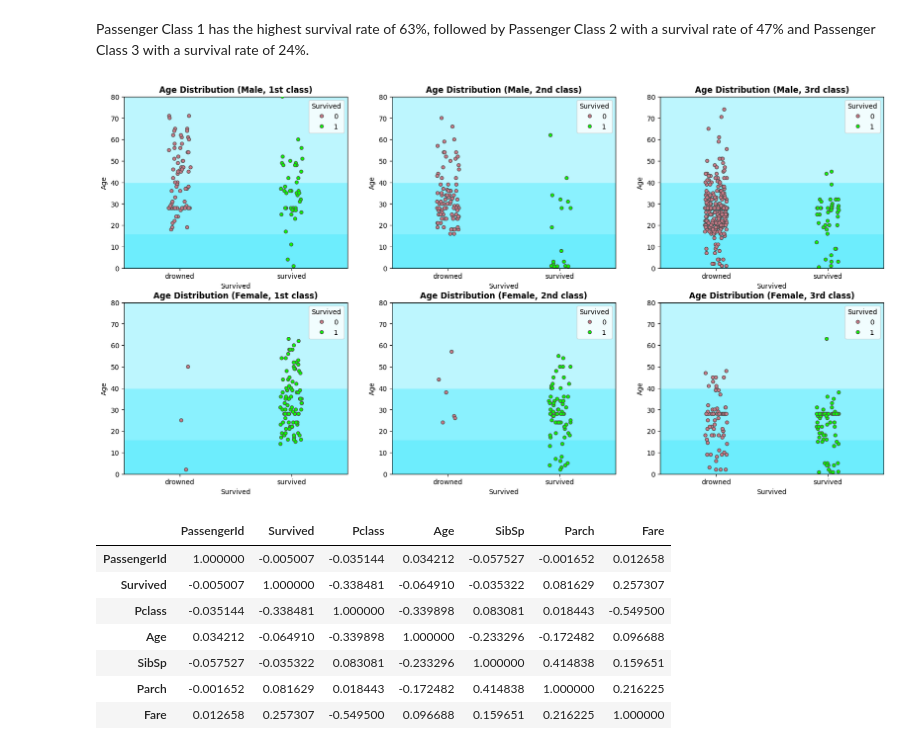
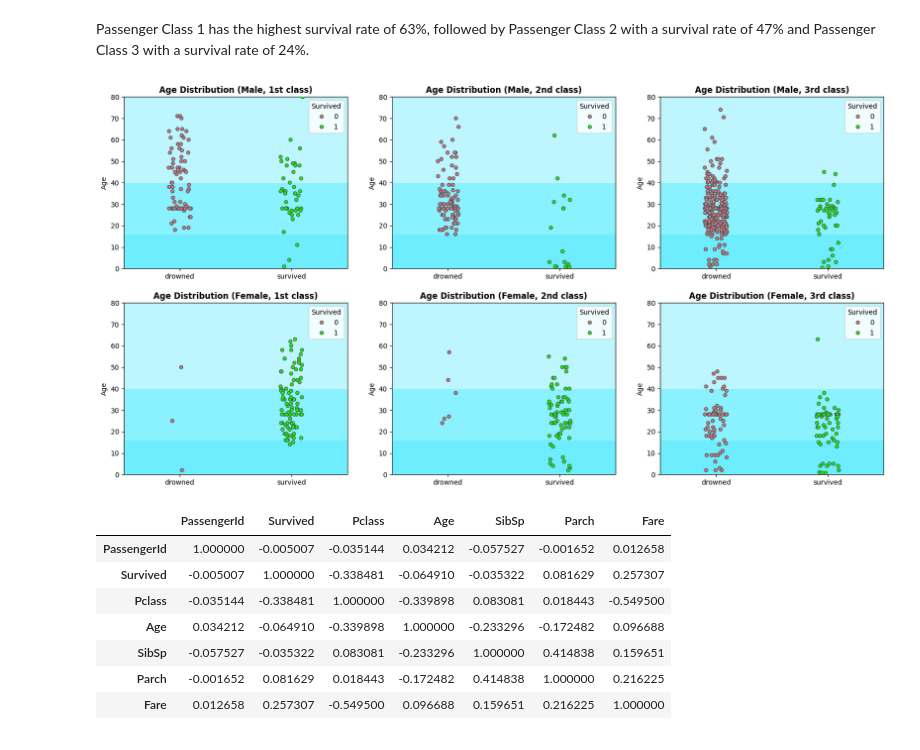
Before and after one commit to Pushparaj95/Final_Project_Guvi, a Jupyter notebook: 3. EDA_Titanic/Titanic_EDA.ipynb, the cells around one changed output. Saved outputs shown, nothing was run; the diff lists cells and outputs as text; code cells hidden in the pictures.

```diff
--- a/3. EDA_Titanic/Titanic_EDA.ipynb
+++ b/3. EDA_Titanic/Titanic_EDA.ipynb
@@ -521,6 +521,7 @@ palette=["#c77986", "#0aff02"]
 plt.subplot(2, 3, 1)
 sns.stripplot(x = 'Survived', y = 'Age', data = age_1_class[age_1_class['Sex']=='male'],
      linewidth = 0.9, palette = palette, hue='Survived')
+plt.gca().set(xlabel=None)
 plt.axhspan(0, 16, color = "#6dedfd")
 plt.axhspan(16, 40, color = "#8af1fe")
 plt.axhspan(40, 80, color = "#bdf6fe")
@@ -531,6 +532,7 @@ plt.ylim(0, 80)
 plt.subplot(2, 3, 2)
 sns.stripplot(x = 'Survived', y = 'Age', data = age_2_class[age_2_class['Sex']=='male'],
      linewidth = 0.9, palette = palette, hue='Survived')
+plt.gca().set(xlabel=None)
 plt.axhspan(0, 16, color = "#6dedfd")
 plt.axhspan(16, 40, color = "#8af1fe")
 plt.axhspan(40, 80, color = "#bdf6fe")
@@ -541,6 +543,7 @@ plt.ylim(0, 80)
 plt.subplot(2, 3, 3)
 sns.stripplot(x = 'Survived', y = 'Age', data = age_3_class[age_3_class['Sex']=='male'],
               linewidth = 0.9, palette = palette, hue='Survived')
+plt.gca().set(xlabel=None)
 plt.axhspan(0, 16, color = "#6dedfd")
 plt.axhspan(16, 40, color = "#8af1fe")
 plt.axhspan(40, 80, color = "#bdf6fe")
@@ -552,37 +555,40 @@ plt.ylim(0, 80)
 plt.subplot(2, 3, 4)
 sns.stripplot(x = 'Survived', y = 'Age', data = age_1_class[age_1_class['Sex']=='female'],
      linewidth = 0.9, palette = palette, hue='Survived')
+plt.gca().set(xlabel=None)
 plt.axhspan(0, 16, color = "#6dedfd")
 plt.axhspan(16, 40, color = "#8af1fe")
 plt.axhspan(40, 80, color = "#bdf6fe")
 plt.title('Age Distribution (Female, 1st class)',fontsize= 12, fontweight='bold')
 plt.xticks( np.arange(2), ['drowned', 'survived'])
 plt.ylim(0, 80)
 
 plt.subplot(2, 3, 5)
 sns.stripplot(x = 'Survived', y = 'Age', data = age_2_class[age_2_class['Sex']=='female'],
      linewidth = 0.9, palette = palette, hue='Survived')
+plt.gca().set(xlabel=None)
 plt.axhspan(0, 16, color = "#6dedfd")
 plt.axhspan(16, 40, color = "#8af1fe")
 plt.axhspan(40, 80, color = "#bdf6fe")
 plt.title('Age Distribution (Female, 2nd class)',fontsize= 12, fontweight='bold')
 plt.xticks( np.arange(2), ['drowned', 'survived'])
 plt.ylim(0, 80)
 
 plt.subplot(2, 3, 6)
 sns.stripplot(x = 'Survived', y = 'Age', data = age_3_class[age_3_class['Sex']=='female'],
               linewidth = 0.9, palette = palette, hue='Survived')
+plt.gca().set(xlabel=None)
 plt.axhspan(0, 16, color = "#6dedfd")
 plt.axhspan(16, 40, color = "#8af1fe")
 plt.axhspan(40, 80, color = "#bdf6fe")
 plt.title('Age Distribution (Female, 3rd class)',fontsize= 12, fontweight='bold')
 plt.xticks( np.arange(2), ['drowned', 'survived'])
 plt.ylim(0, 80)
 
 
 plt.show()
 # %% [output]
-[figure, old version]
+[figure, new version]
 # %%
 numeric_features = data.select_dtypes(include=np.number)
 corr = numeric_features.corr()
```
Also changed, not shown: parts of 2 cells of this notebook.
